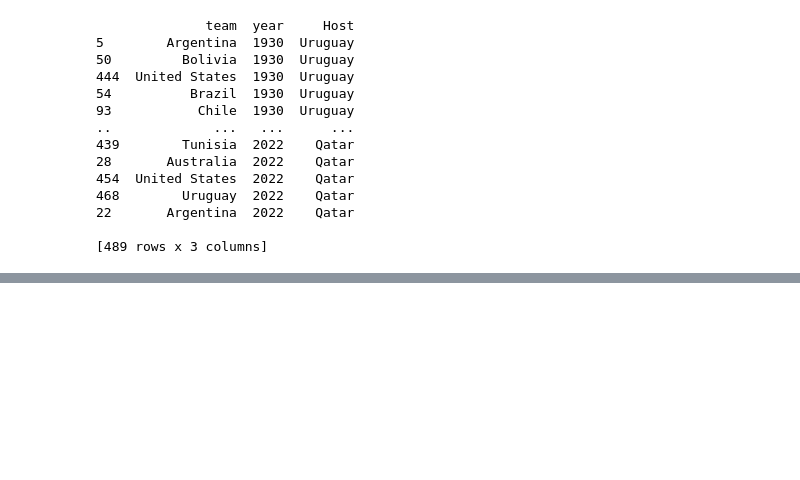
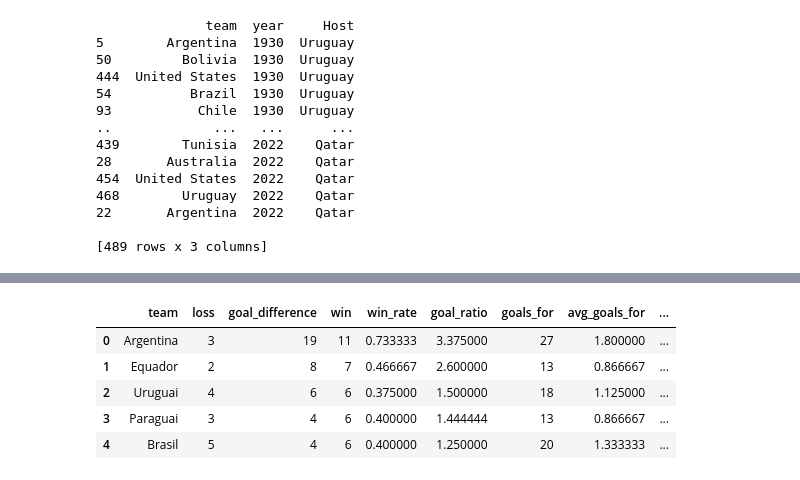
Before and after one commit to Jhonatarlp/Projeto_final_ciclo_basico_insper_Data, a Jupyter notebook: criacao_df_modelo.ipynb, the cells around one changed output, grey strips where cells are left out. Drawn from its saved outputs; the diff is of its cells as text; code cells hidden in the pictures; blank space fills up the shorter version.

```diff
--- a/criacao_df_modelo.ipynb
+++ b/criacao_df_modelo.ipynb
@@ -590,0 +375,32 @@ Name: champion_probability, dtype: float32
+# %%
+# Renomear colunas para ficar igual ao modelo
+df_conmebol.rename(columns={
+    'team': 'team',
+    'wins': 'win',
+    'draws': 'draw',
+    'losses': 'loss',
+    'points': 'points',
+    'win_rate': 'win_rate',
+    'goals_for': 'goals_for',
+    'goals_against': 'goals_against',
+    'goal_difference': 'goal_difference',
+    'goal_ratio': 'goal_ratio',
+    'avg_goals_for': 'avg_goals_for',
+    'avg_goals_against': 'avg_goals_against',
+}, inplace=True)
+
+df_conmebol['rank'] = np.nan
+
+model_features = ['loss', 'goal_difference', 'win', 'win_rate', 'goal_ratio',
+                  'goals_for', 'avg_goals_for', 'avg_goals_against',
+                  'draw', 'points', 'goals_against', 'rank']
+
+df_model_conmebol = df_conmebol[['team'] + model_features]
+df_model_conmebol.head()
+# %% [output]
+|  | team | loss | goal_difference | win | win_rate | goal_ratio | goals_for | avg_goals_for | ... |
+| 0 | Argentina | 3 | 19 | 11 | 0.733333 | 3.375000 | 27 | 1.800000 | ... |
+| 1 | Equador | 2 | 8 | 7 | 0.466667 | 2.600000 | 13 | 0.866667 | ... |
+| 2 | Uruguai | 4 | 6 | 6 | 0.375000 | 1.500000 | 18 | 1.125000 | ... |
+| 3 | Paraguai | 3 | 4 | 6 | 0.400000 | 1.444444 | 13 | 0.866667 | ... |
+| 4 | Brasil | 5 | 4 | 6 | 0.400000 | 1.250000 | 20 | 1.333333 | ... |
```
Also changed, not shown: parts of 26 cells of this notebook.
